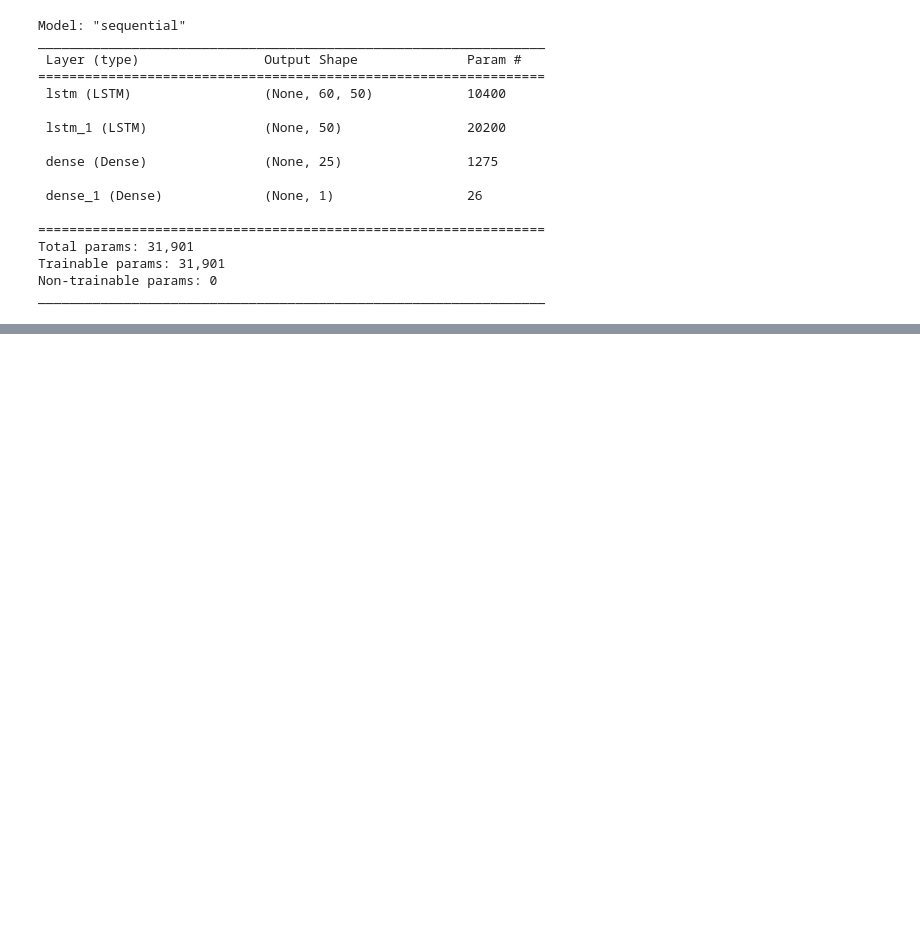
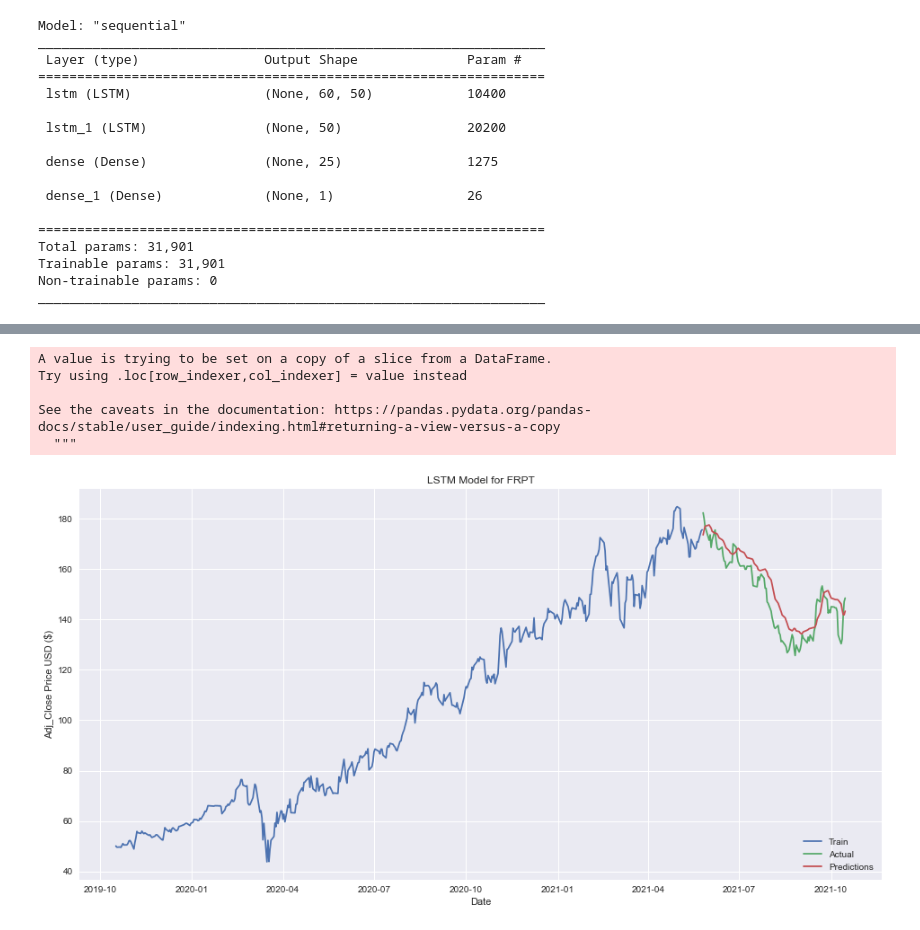
Before and after one commit to kemoo13/Final_Project, a Jupyter notebook: Notebooks/Machine_Learning/LSTM2.ipynb, the cells around one changed output, grey strips where cells are left out. Drawn from its saved outputs; the diff is of its cells as text; code cells hidden in the pictures; blank space fills up the shorter version.

```diff
--- a/Notebooks/Machine_Learning/LSTM2.ipynb
+++ b/Notebooks/Machine_Learning/LSTM2.ipynb
@@ -303,0 +430,5 @@ data
+# %%
+# compile the model
+model.compile(optimizer='adam', loss= 'mean_squared_error') # can add arg metrics = 'accuracy'
+# train the model
+model.fit(x_train, y_train, batch_size=1, epochs=5)
@@ -303,0 +447,26 @@ data
+# %%
+# create the testing data sets
+# create a new array containing scaled values using the remaining 20%
+test_data = scaled_data[training_data_len - 60: , : ]
+
+x_test = []
+y_test = frpt_data[training_data_len:] # actual adj_close values, not scaled
+
+for i in range(60, len(test_data)):
+    x_test.append(test_data[i-60:i, 0])
+
+# convert to np array
+x_test = np.array(x_test)
+
+# reshape from a 2D to 3D array for the LSTM model
+x_test = np.reshape(x_test, (x_test.shape[0], x_test.shape[1], 1))
+
+# get the model's adj_close predictions
+predictions = model.predict(x_test)
+
+# inverse transform the predictions to restore the scaled values to compare with actual prices
+predictions = scaler.inverse_transform(predictions)
+
+# get the root mean squared error (RMSE)
+rmse = np.sqrt(np.mean(predictions - y_test)**2)
+rmse  # rsme closer to 0 shows better accuracy
@@ -303,0 +476,21 @@ data
+# %%
+# plot
+data = frpt_df.filter(['Adj_Close'])
+train = data[:training_data_len]
+validation = data[training_data_len:]
+validation['Predictions'] = predictions
+plt.figure(figsize=(16,8))
+plt.title('LSTM Model for FRPT')
+plt.xlabel('Date')
+plt.ylabel('Adj_Close Price USD ($)')
+plt.plot(train)
+plt.plot(validation[['Adj_Close', 'Predictions']])
+plt.legend(['Train', 'Actual', 'Predictions'], loc='lower right')
+plt.show()
+# %% [output]
+A value is trying to be set on a copy of a slice from a DataFrame.
+Try using .loc[row_indexer,col_indexer] = value instead
+
+See the caveats in the documentation: https://pandas.pydata.org/pandas-docs/stable/user_guide/indexing.html#returning-a-view-versus-a-copy
+  """
+[figure, added]
```
Also changed, not shown: parts of 62 cells of this notebook, 4 other files.
